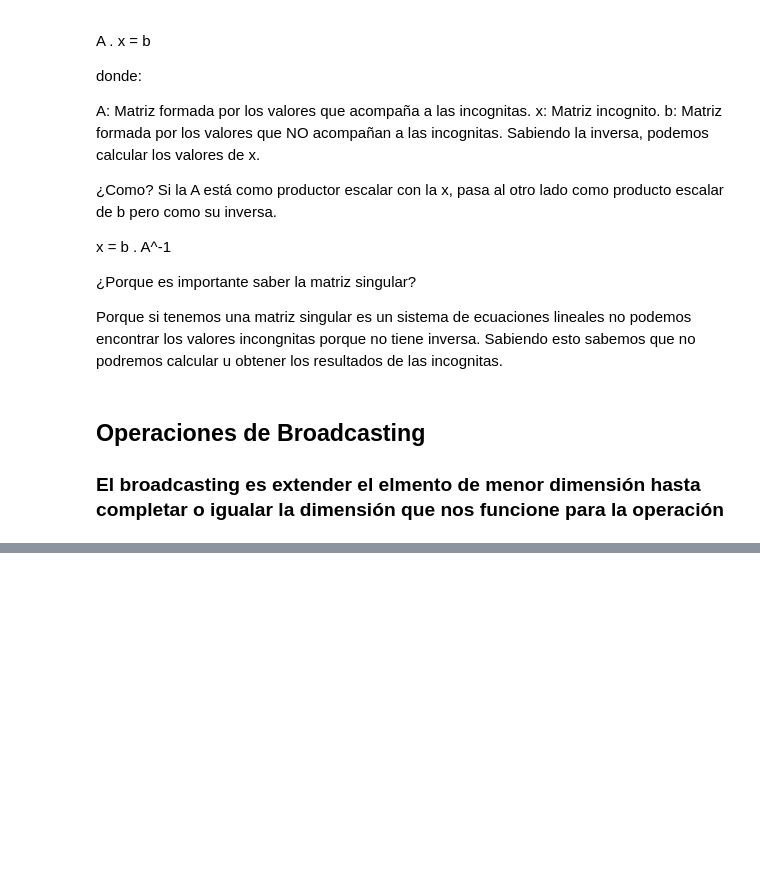
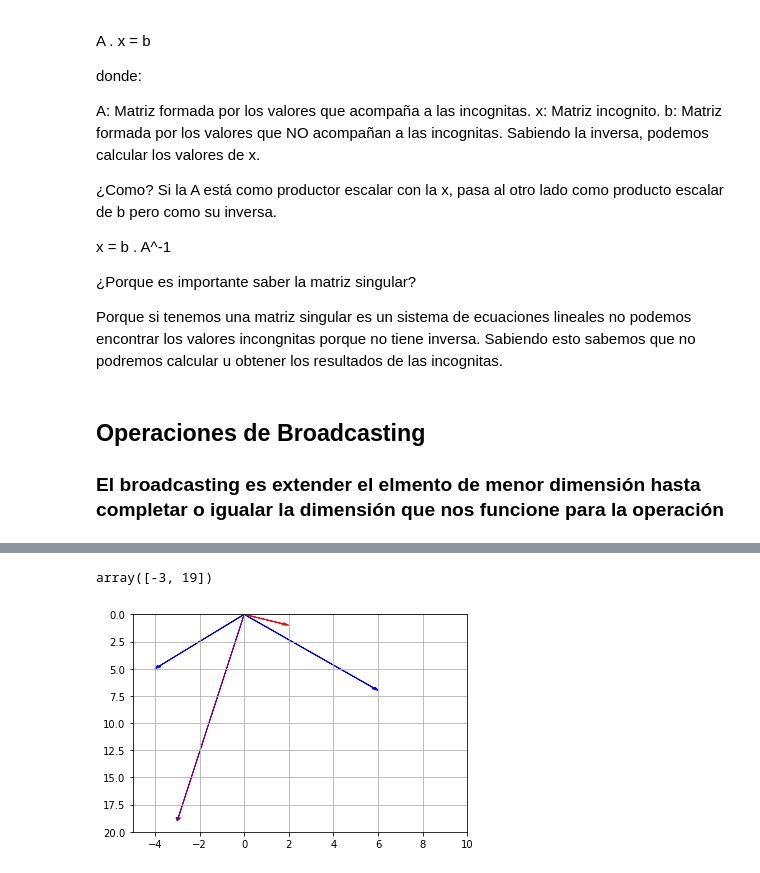
Before and after one commit to devfmx/master-data-ai, a Jupyter notebook: Kata Intro to AI/Intro_LinearAlgebra/LinarAlgebra.ipynb, the cells around one changed output, grey strips where cells are left out. Saved outputs shown, nothing was run; the diff lists cells and outputs as text; code cells hidden in the pictures; blank space fills up the shorter version.

```diff
--- a/Kata Intro to AI/Intro_LinearAlgebra/LinarAlgebra.ipynb
+++ b/Kata Intro to AI/Intro_LinearAlgebra/LinarAlgebra.ipynb
@@ -554,0 +605,23 @@ plt.imshow(lum_img, cmap="hot")
+# %%
+optimus = np.array([[-4,5], [6,7]])
+jetfire = np.array([2,1])
+# %%
+jetpoweroptimus = optimus.dot(jetfire)
+jetpoweroptimus
+# %% [output]
+array([-3, 19])
+# %%
+def plot_vector(vector, origin=[0, 0], **options):
+    return plt.arrow(origin[0], origin[1], vector[0], vector[1],
+              head_width=0.2, head_length=0.3, length_includes_head=True,
+              **options)
+# %%
+plot_vector([-4,5], color="b")
+plot_vector([6,7], color="b")
+plot_vector(jetfire, color="r")
+plot_vector(jetpoweroptimus, color="purple")
+plt.axis([-5, 10, 20, 0])
+plt.grid()
+plt.show()
+# %% [output]
+[figure, added]
```
Also changed, not shown: parts of 44 cells of this notebook.
